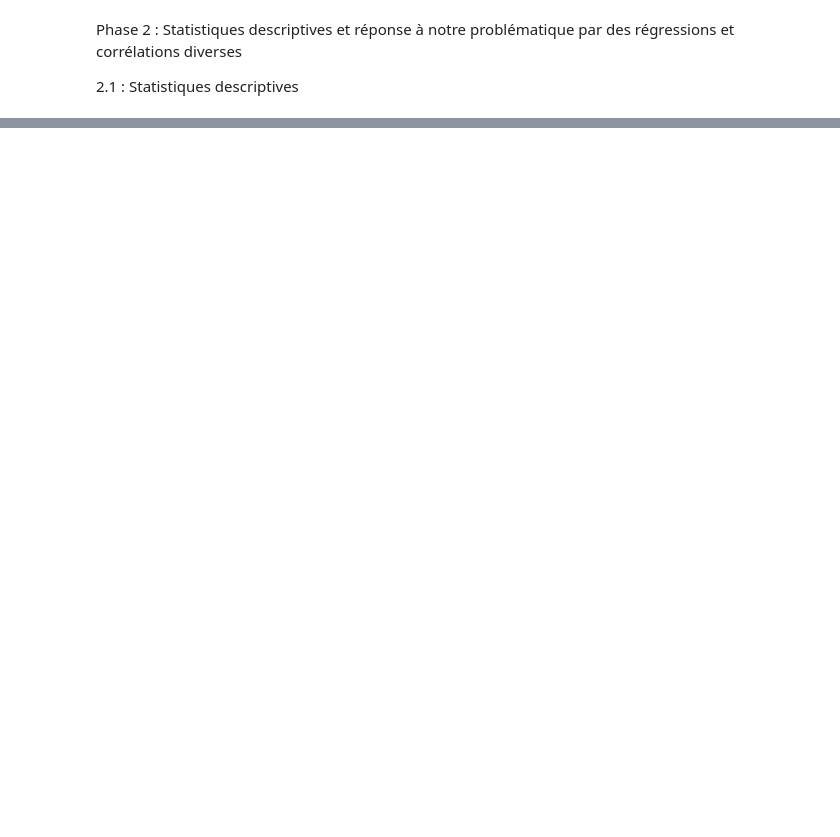
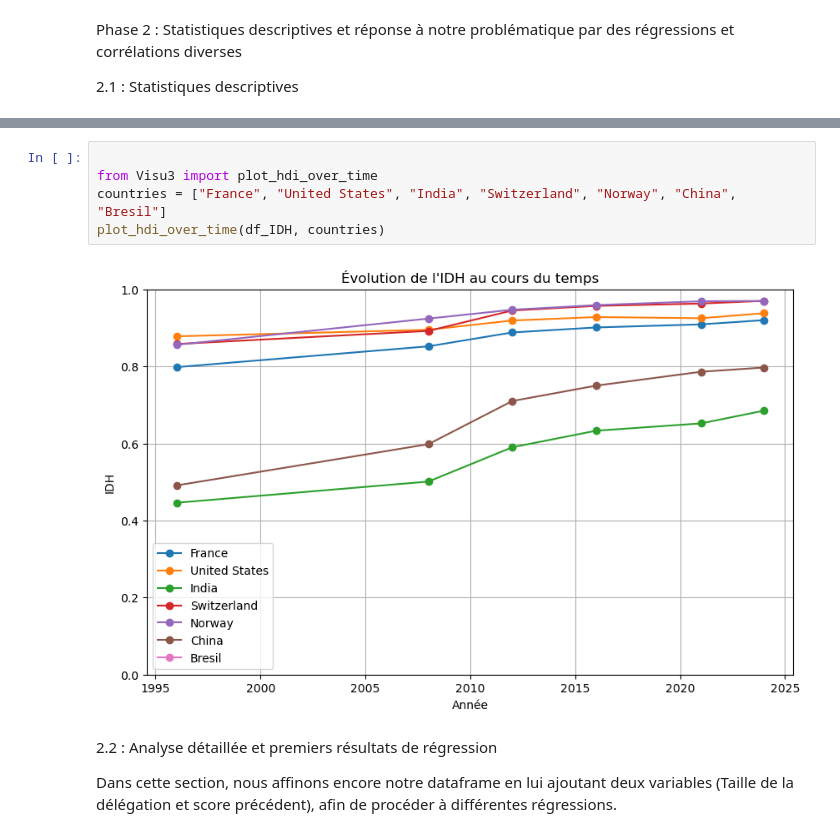
Before and after one commit to Sacha-Ratsavong/projet_python_roland_sacha, a Jupyter notebook: Notebookfinal/Notebook.ipynb, the cells around one changed output, grey strips where cells are left out. Cells and saved outputs as stored; diff of their text form; blank space fills up the shorter version.

```diff
--- a/Notebookfinal/Notebook.ipynb
+++ b/Notebookfinal/Notebook.ipynb
@@ -181,0 +150,11 @@ KeyError: '[1990, 2000, 2010, 2020, 2023] not in index'
+# %%
+
+from Visu3 import plot_hdi_over_time
+countries = ["France", "United States", "India", "Switzerland", "Norway", "China", "Bresil"]
+plot_hdi_over_time(df_IDH, countries)
+# %% [output]
+[figure, added]
+# %% [markdown]
+2.2 : Analyse détaillée et premiers résultats de régression
+
+Dans cette section, nous affinons encore notre dataframe en lui ajoutant deux variables (Taille de la délégation et score précédent), afin de procéder à différentes régressions.
```
Also changed, not shown: parts of 22 cells of this notebook, 6 other files.
